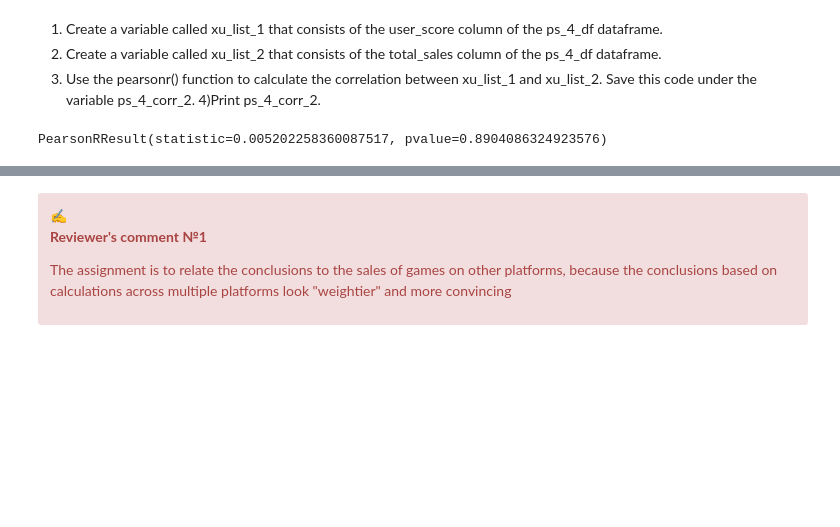
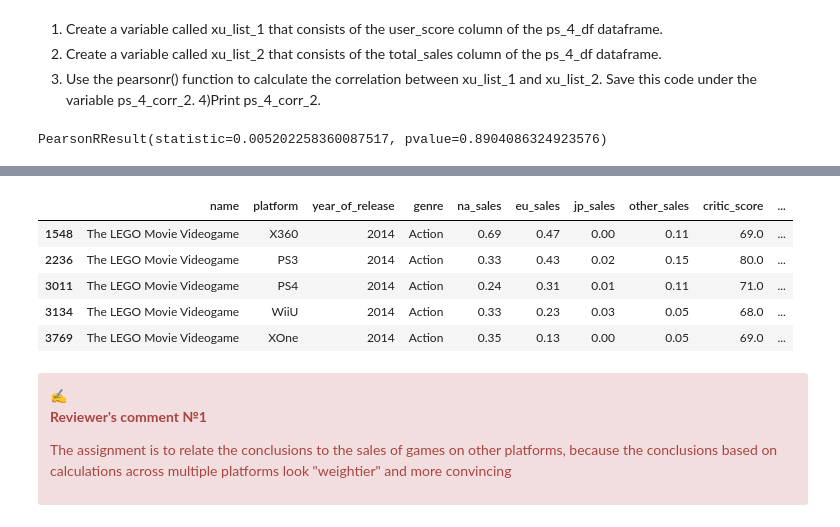
Before and after one commit to BLacuesta3/Sprint_5_Project, a Jupyter notebook: sprint_5 revision.ipynb, the cells around one changed output, grey strips where cells are left out. Drawn from its saved outputs; the diff is of its cells as text; code cells hidden in the pictures; blank space fills up the shorter version.

```diff
--- a/sprint_5 revision.ipynb
+++ b/sprint_5 revision.ipynb
@@ -1240,0 +1295,11 @@ The 3 platforms with the lowest average total sales are:
+# %%
+lmv = multi_games[multi_games['name'] == 'The LEGO Movie Videogame']
+
+lmv.head()
+# %% [output]
+|  | name | platform | year_of_release | genre | na_sales | eu_sales | jp_sales | other_sales | critic_score | ... |
+| 1548 | The LEGO Movie Videogame | X360 | 2014 | Action | 0.69 | 0.47 | 0.00 | 0.11 | 69.0 | ... |
+| 2236 | The LEGO Movie Videogame | PS3 | 2014 | Action | 0.33 | 0.43 | 0.02 | 0.15 | 80.0 | ... |
+| 3011 | The LEGO Movie Videogame | PS4 | 2014 | Action | 0.24 | 0.31 | 0.01 | 0.11 | 71.0 | ... |
+| 3134 | The LEGO Movie Videogame | WiiU | 2014 | Action | 0.33 | 0.23 | 0.03 | 0.05 | 68.0 | ... |
+| 3769 | The LEGO Movie Videogame | XOne | 2014 | Action | 0.35 | 0.13 | 0.00 | 0.05 | 69.0 | ... |
```
Also changed, not shown: parts of 15 cells of this notebook.
